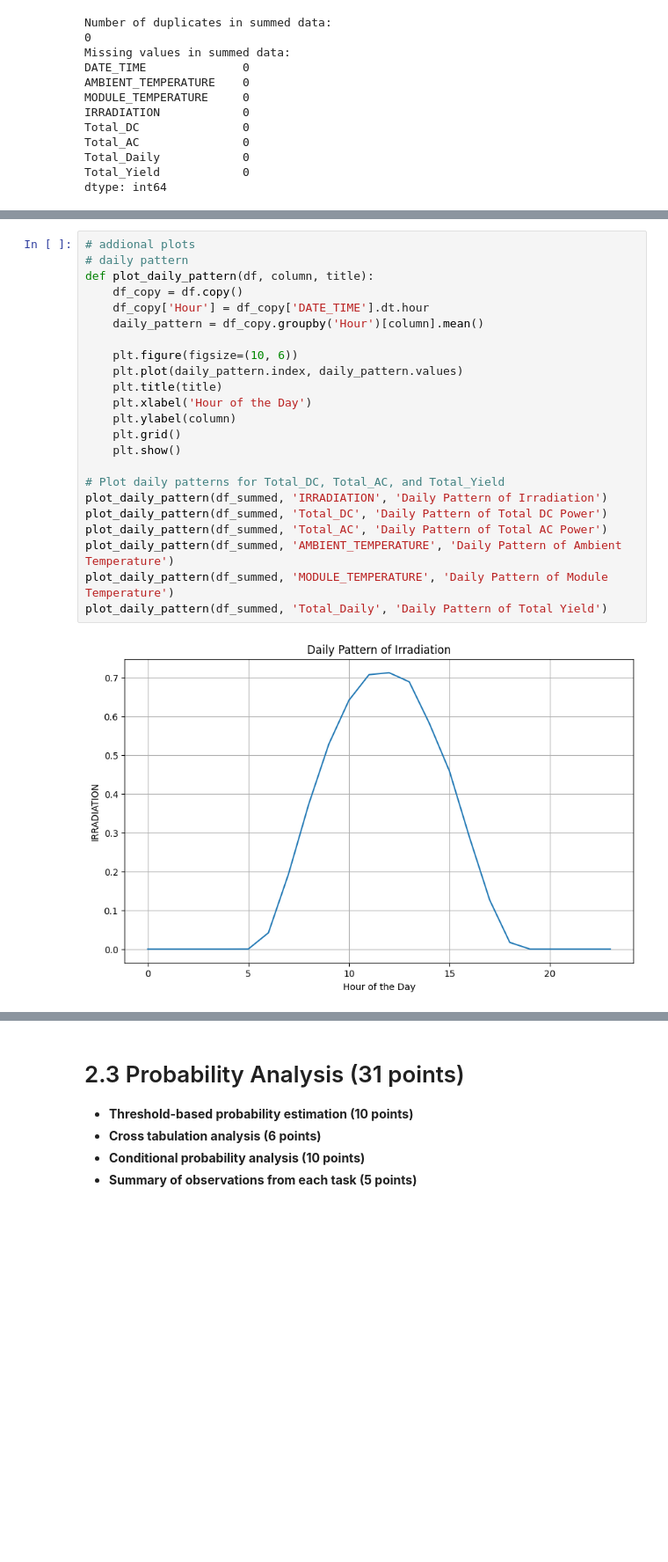
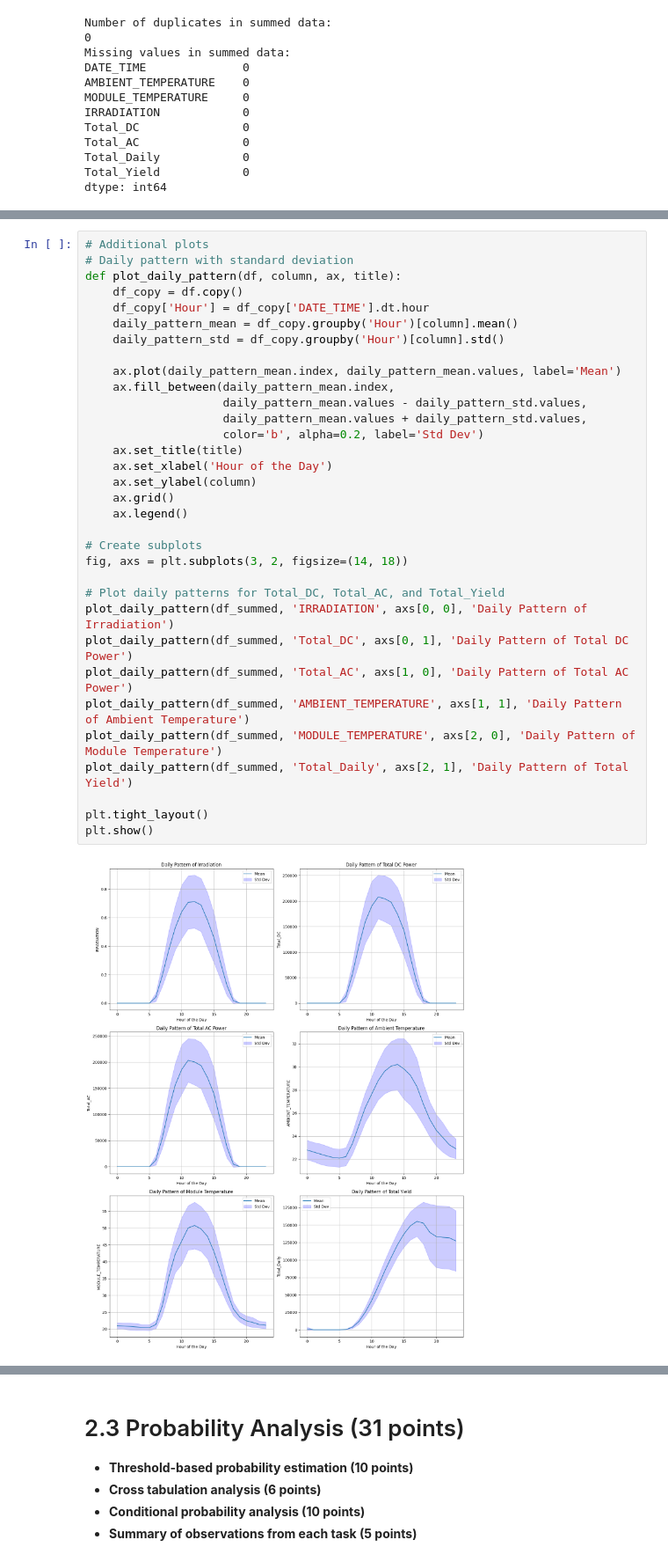
Before and after one commit to FelberPeter/Assigment-4, a Jupyter notebook: Solarpower.ipynb, the cells around one changed output, grey strips where cells are left out. Shown at 88% size. Saved outputs shown, nothing was run; the diff lists cells and outputs as text; blank space fills up the shorter version.

Commit message:
update plot

```diff
--- a/Solarpower.ipynb
+++ b/Solarpower.ipynb
@@ -530,27 +508,37 @@ df_summed.describe()
 | max | 2020-06-17 23:45:00 | 33.757623 | 60.258821 | 0.998992 | 269097.311184 | 262392.581300 | 193770.000000 | ... |
 | std | NaN | 3.312191 | 12.120010 | 0.295034 | 85797.518684 | 83858.130660 | 66399.924028 | ... |
 # %%
-# addional plots
-# daily pattern
-def plot_daily_pattern(df, column, title):
+# Additional plots
+# Daily pattern with standard deviation
+def plot_daily_pattern(df, column, ax, title):
     df_copy = df.copy()
     df_copy['Hour'] = df_copy['DATE_TIME'].dt.hour
-    daily_pattern = df_copy.groupby('Hour')[column].mean()
+    daily_pattern_mean = df_copy.groupby('Hour')[column].mean()
+    daily_pattern_std = df_copy.groupby('Hour')[column].std()
 
-    plt.figure(figsize=(10, 6))
-    plt.plot(daily_pattern.index, daily_pattern.values)
-    plt.title(title)
-    plt.xlabel('Hour of the Day')
-    plt.ylabel(column)
-    plt.grid()
-    plt.show()
+    ax.plot(daily_pattern_mean.index, daily_pattern_mean.values, label='Mean')
+    ax.fill_between(daily_pattern_mean.index,
+                    daily_pattern_mean.values - daily_pattern_std.values,
+                    daily_pattern_mean.values + daily_pattern_std.values,
+                    color='b', alpha=0.2, label='Std Dev')
+    ax.set_title(title)
+    ax.set_xlabel('Hour of the Day')
+    ax.set_ylabel(column)
+    ax.grid()
+    ax.legend()
+
+# Create subplots
+fig, axs = plt.subplots(3, 2, figsize=(14, 18))
 
 # Plot daily patterns for Total_DC, Total_AC, and Total_Yield
-plot_daily_pattern(df_summed, 'IRRADIATION', 'Daily Pattern of Irradiation')
-plot_daily_pattern(df_summed, 'Total_DC', 'Daily Pattern of Total DC Power')
-plot_daily_pattern(df_summed, 'Total_AC', 'Daily Pattern of Total AC Power')
-plot_daily_pattern(df_summed, 'AMBIENT_TEMPERATURE', 'Daily Pattern of Ambient Temperature')
-plot_daily_pattern(df_summed, 'MODULE_TEMPERATURE', 'Daily Pattern of Module Temperature')
-plot_daily_pattern(df_summed, 'Total_Daily', 'Daily Pattern of Total Yield')
+plot_daily_pattern(df_summed, 'IRRADIATION', axs[0, 0], 'Daily Pattern of Irradiation')
+plot_daily_pattern(df_summed, 'Total_DC', axs[0, 1], 'Daily Pattern of Total DC Power')
+plot_daily_pattern(df_summed, 'Total_AC', axs[1, 0], 'Daily Pattern of Total AC Power')
+plot_daily_pattern(df_summed, 'AMBIENT_TEMPERATURE', axs[1, 1], 'Daily Pattern of Ambient Temperature')
+plot_daily_pattern(df_summed, 'MODULE_TEMPERATURE', axs[2, 0], 'Daily Pattern of Module Temperature')
+plot_daily_pattern(df_summed, 'Total_Daily', axs[2, 1], 'Daily Pattern of Total Yield')
+
+plt.tight_layout()
+plt.show()
 # %% [output]
-[figure, old version]
+[figure, new version]
```
Also changed, not shown: parts of 10 cells of this notebook.
